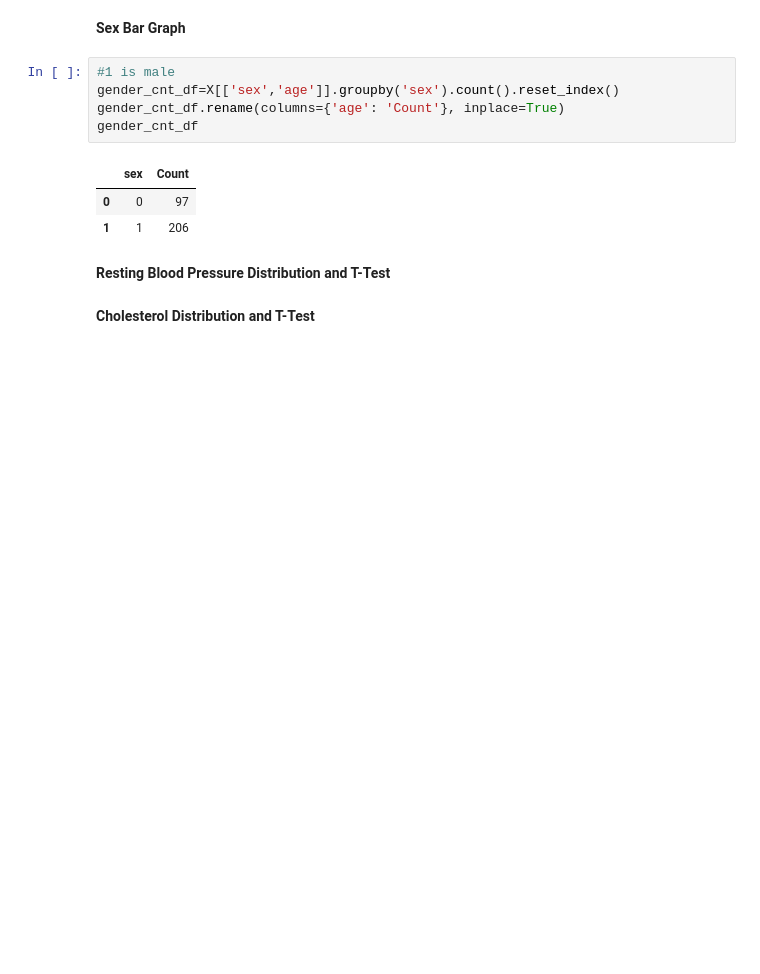
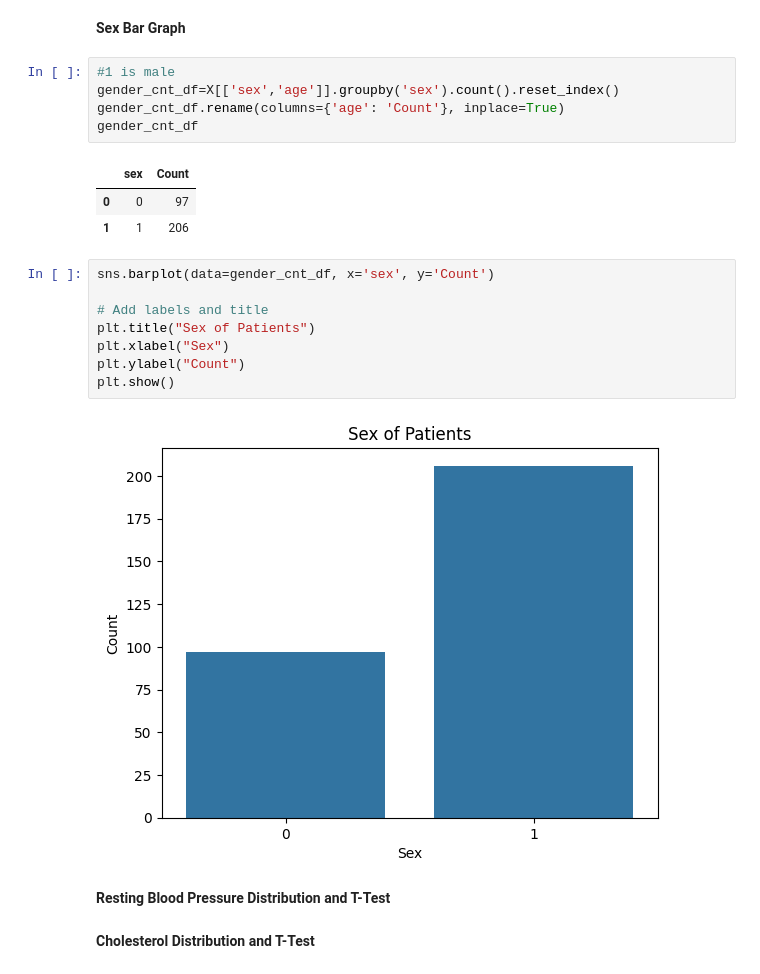
Before and after one commit to rhiats/classification_CAD, a Jupyter notebook: Heart_Disease.ipynb, the cells around one changed output. Drawn from its saved outputs; the diff is of its cells as text; blank space fills up the shorter version.

Commit message:
Sex Bar Graph

```diff
--- a/Heart_Disease.ipynb
+++ b/Heart_Disease.ipynb
@@ -150,6 +150,16 @@ gender_cnt_df
 |  | sex | Count |
 | 0 | 0 | 97 |
 | 1 | 1 | 206 |
+# %%
+sns.barplot(data=gender_cnt_df, x='sex', y='Count')
+
+# Add labels and title
+plt.title("Sex of Patients")
+plt.xlabel("Sex")
+plt.ylabel("Count")
+plt.show()
+# %% [output]
+[figure, added]
 # %% [markdown]
 **Resting Blood Pressure Distribution and T-Test**
 # %% [markdown]
```
